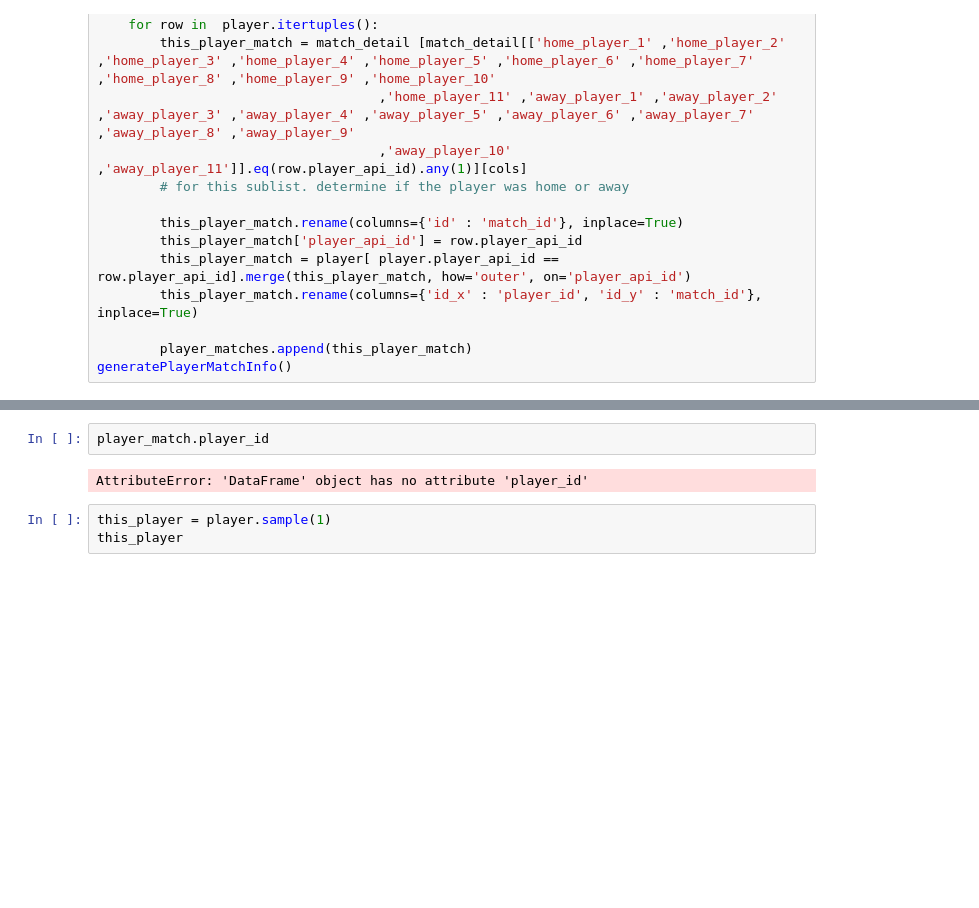
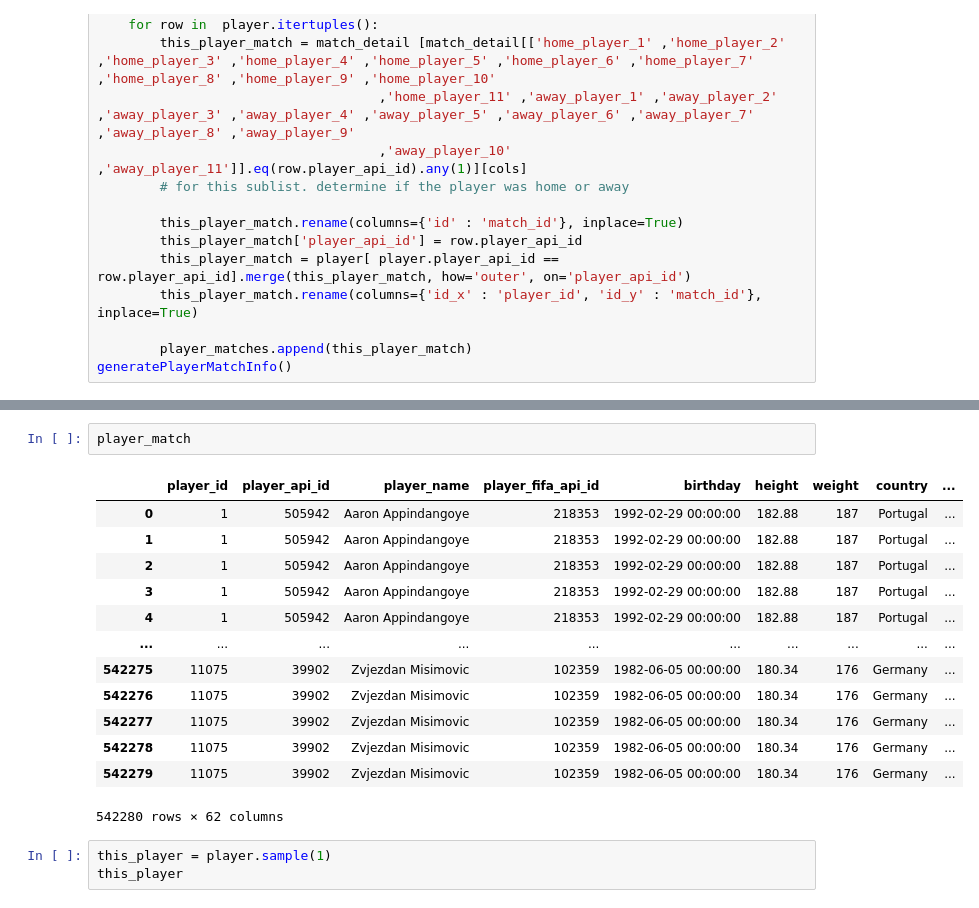
Before and after one commit to ladorabl/udacity_data_analyst_nd, a Jupyter notebook: Project2/Project2_EDA.ipynb, the cells around one changed output, grey strips where cells are left out. Cells and saved outputs as stored; diff of their text form; blank space fills up the shorter version.

```diff
--- a/Project2/Project2_EDA.ipynb
+++ b/Project2/Project2_EDA.ipynb
@@ -692,9 +704,21 @@ def generatePlayerMatchInfo():
 
 generatePlayerMatchInfo()
 # %%
-player_match.player_id
+player_match
 # %% [output]
+|  | player_id | player_api_id | player_name | player_fifa_api_id | birthday | height | weight | country | ... |
+| 0 | 1 | 505942 | Aaron Appindangoye | 218353 | 1992-02-29 00:00:00 | 182.88 | 187 | Portugal | ... |
+| 1 | 1 | 505942 | Aaron Appindangoye | 218353 | 1992-02-29 00:00:00 | 182.88 | 187 | Portugal | ... |
+| 2 | 1 | 505942 | Aaron Appindangoye | 218353 | 1992-02-29 00:00:00 | 182.88 | 187 | Portugal | ... |
+| 3 | 1 | 505942 | Aaron Appindangoye | 218353 | 1992-02-29 00:00:00 | 182.88 | 187 | Portugal | ... |
+| 4 | 1 | 505942 | Aaron Appindangoye | 218353 | 1992-02-29 00:00:00 | 182.88 | 187 | Portugal | ... |
+| ... | ... | ... | ... | ... | ... | ... | ... | ... | ... |
+| 542275 | 11075 | 39902 | Zvjezdan Misimovic | 102359 | 1982-06-05 00:00:00 | 180.34 | 176 | Germany | ... |
+| 542276 | 11075 | 39902 | Zvjezdan Misimovic | 102359 | 1982-06-05 00:00:00 | 180.34 | 176 | Germany | ... |
+| 542277 | 11075 | 39902 | Zvjezdan Misimovic | 102359 | 1982-06-05 00:00:00 | 180.34 | 176 | Germany | ... |
+| 542278 | 11075 | 39902 | Zvjezdan Misimovic | 102359 | 1982-06-05 00:00:00 | 180.34 | 176 | Germany | ... |
+| 542279 | 11075 | 39902 | Zvjezdan Misimovic | 102359 | 1982-06-05 00:00:00 | 180.34 | 176 | Germany | ... |
-AttributeError: 'DataFrame' object has no attribute 'player_id'
+542280 rows × 62 columns
 # %%
 this_player = player.sample(1)
 this_player
```
Also changed, not shown: parts of 5 cells of this notebook.
